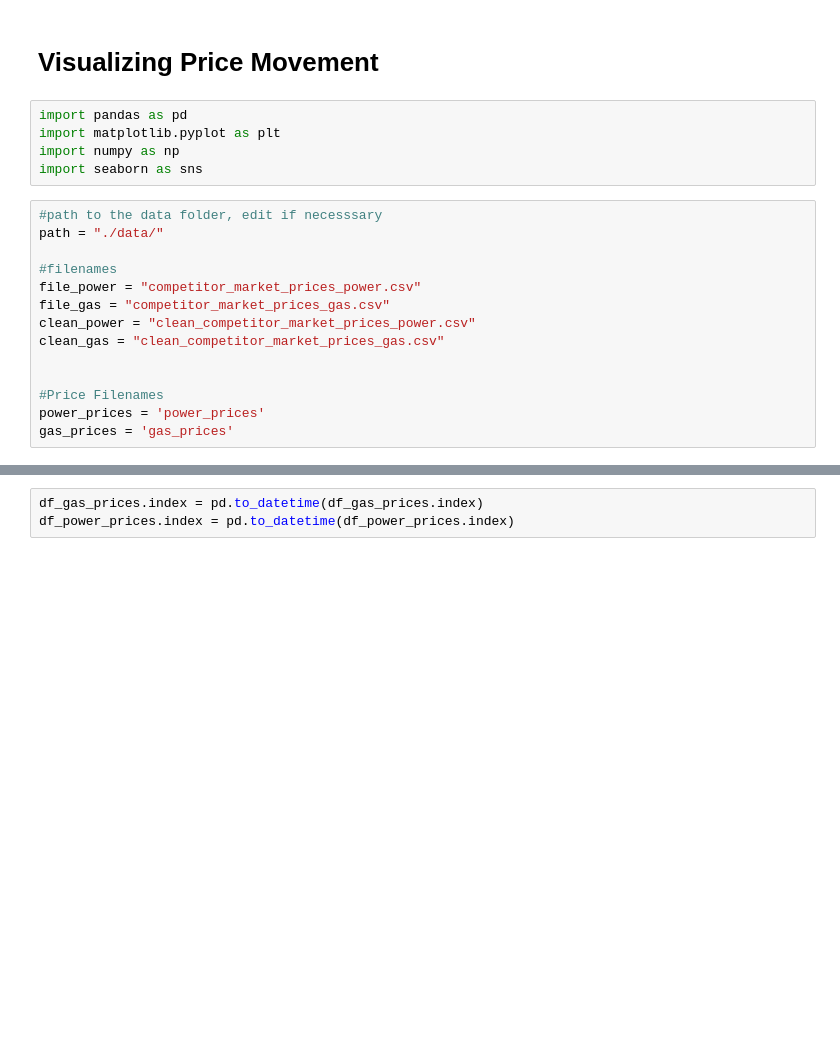
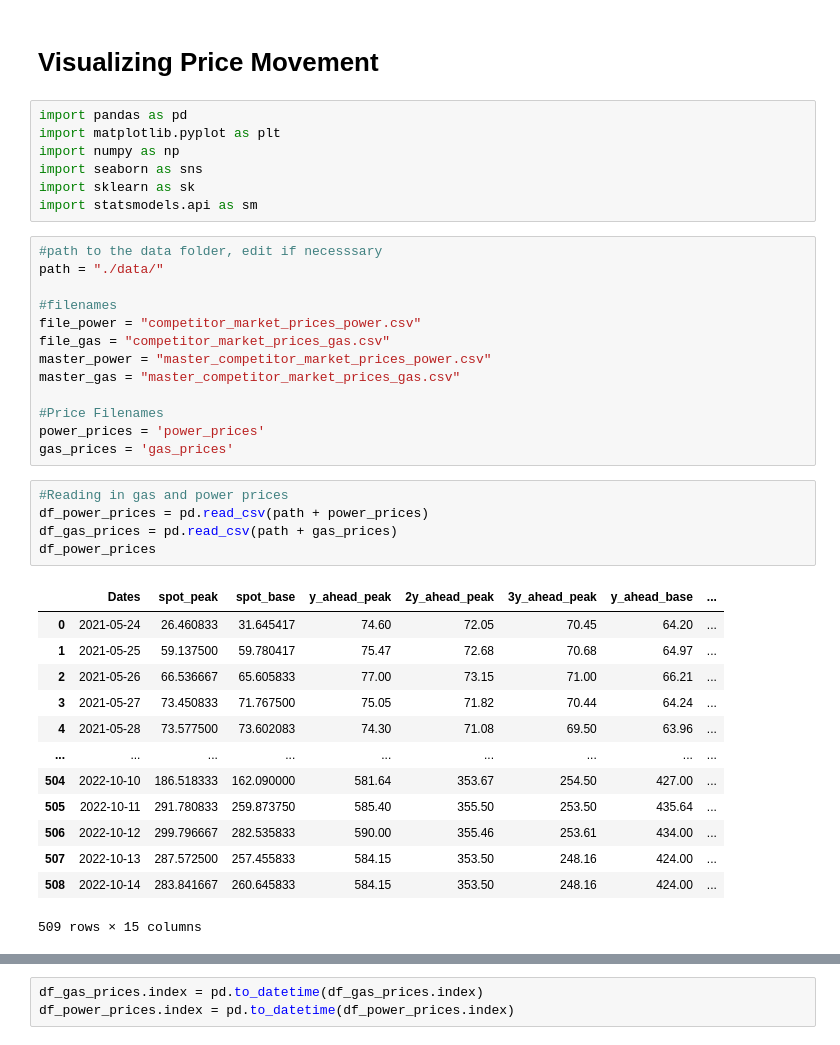
Before and after one commit to michael-fuest/DAiA-EON, a Jupyter notebook: Exploration.ipynb, the cells around one changed output, grey strips where cells are left out. Drawn from its saved outputs; the diff is of its cells as text; blank space fills up the shorter version.

```diff
--- a/Exploration.ipynb
+++ b/Exploration.ipynb
@@ -5,6 +5,8 @@ import pandas as pd
 import matplotlib.pyplot as plt
 import numpy as np
 import seaborn as sns
+import sklearn as sk
+import statsmodels.api as sm
 # %%
 #path to the data folder, edit if necesssary
 path = "./data/"
@@ -12,13 +14,31 @@ path = "./data/"
 #filenames
 file_power = "competitor_market_prices_power.csv"
 file_gas = "competitor_market_prices_gas.csv"
-clean_power = "clean_competitor_market_prices_power.csv"
-clean_gas = "clean_competitor_market_prices_gas.csv"
-
+master_power = "master_competitor_market_prices_power.csv"
+master_gas = "master_competitor_market_prices_gas.csv"
 
 #Price Filenames
 power_prices = 'power_prices'
 gas_prices = 'gas_prices'
+# %%
+#Reading in gas and power prices
+df_power_prices = pd.read_csv(path + power_prices)
+df_gas_prices = pd.read_csv(path + gas_prices)
+df_power_prices
+# %% [output]
+|  | Dates | spot_peak | spot_base | y_ahead_peak | 2y_ahead_peak | 3y_ahead_peak | y_ahead_base | ... |
+| 0 | 2021-05-24 | 26.460833 | 31.645417 | 74.60 | 72.05 | 70.45 | 64.20 | ... |
+| 1 | 2021-05-25 | 59.137500 | 59.780417 | 75.47 | 72.68 | 70.68 | 64.97 | ... |
+| 2 | 2021-05-26 | 66.536667 | 65.605833 | 77.00 | 73.15 | 71.00 | 66.21 | ... |
+| 3 | 2021-05-27 | 73.450833 | 71.767500 | 75.05 | 71.82 | 70.44 | 64.24 | ... |
+| 4 | 2021-05-28 | 73.577500 | 73.602083 | 74.30 | 71.08 | 69.50 | 63.96 | ... |
+| ... | ... | ... | ... | ... | ... | ... | ... | ... |
+| 504 | 2022-10-10 | 186.518333 | 162.090000 | 581.64 | 353.67 | 254.50 | 427.00 | ... |
+| 505 | 2022-10-11 | 291.780833 | 259.873750 | 585.40 | 355.50 | 253.50 | 435.64 | ... |
+| 506 | 2022-10-12 | 299.796667 | 282.535833 | 590.00 | 355.46 | 253.61 | 434.00 | ... |
+| 507 | 2022-10-13 | 287.572500 | 257.455833 | 584.15 | 353.50 | 248.16 | 424.00 | ... |
+| 508 | 2022-10-14 | 283.841667 | 260.645833 | 584.15 | 353.50 | 248.16 | 424.00 | ... |
+509 rows × 15 columns
 # %%
 #Reading in gas and power prices
 df_power_prices = pd.read_csv(path + power_prices, index_col = 'Dates')
```
Also changed, not shown: parts of 21 cells of this notebook, 2 other files.
